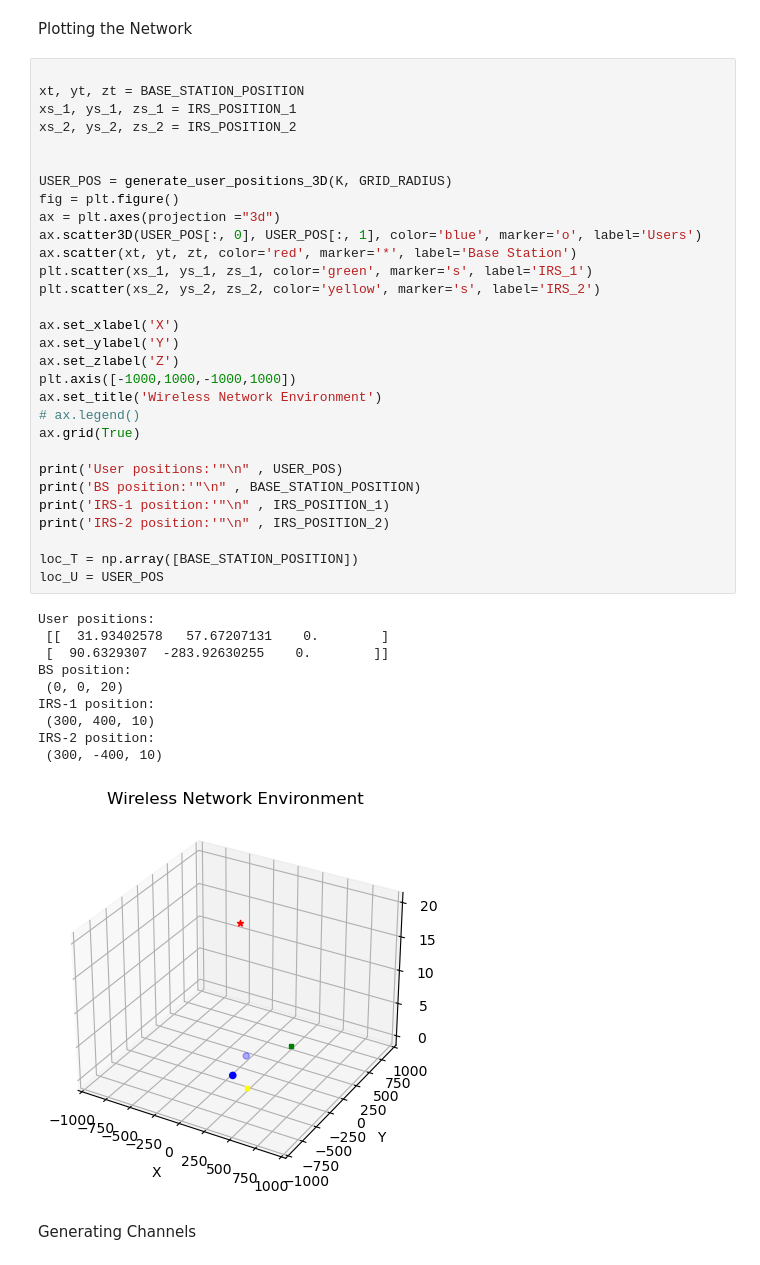
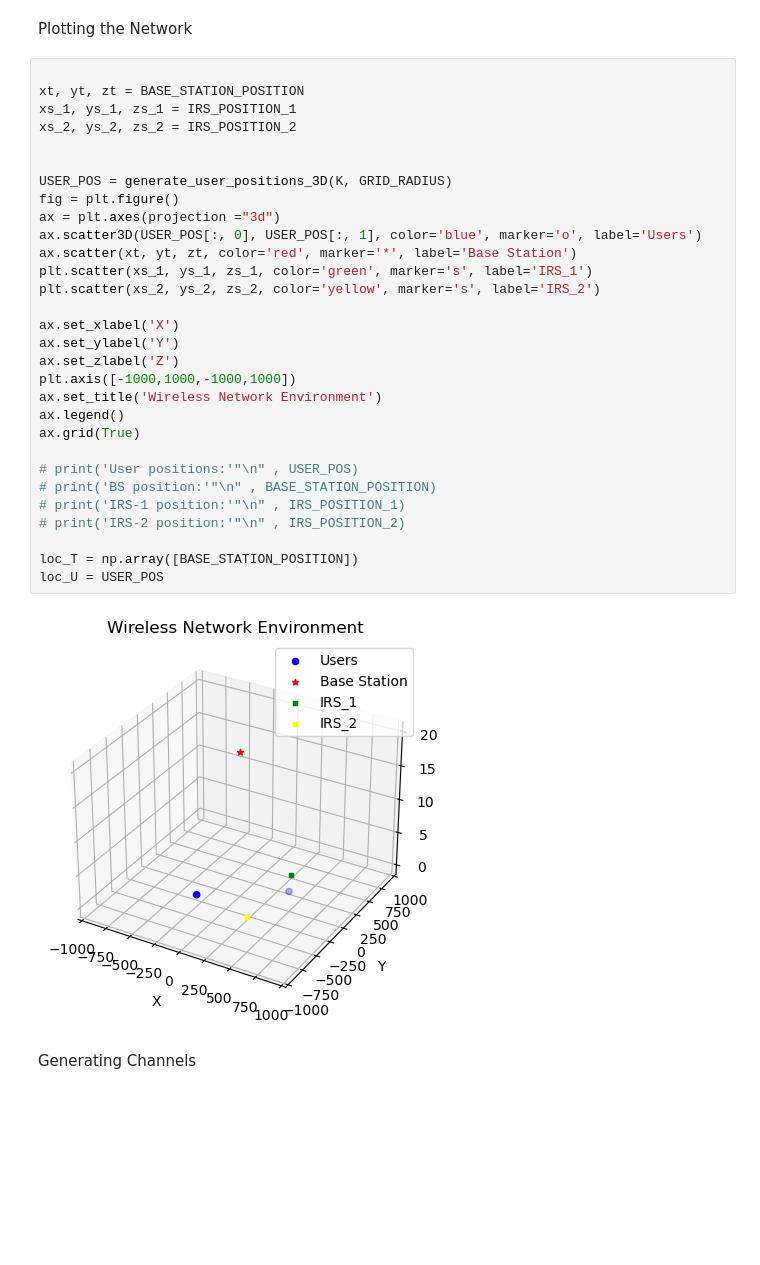
Before and after one commit to TariqUmar/SISO_Network_Implementation, a Jupyter notebook: plots_Pt_Ns_EE.ipynb, the cells around one changed output. Saved outputs shown, nothing was run; the diff lists cells and outputs as text; blank space fills up the shorter version.

```diff
--- a/plots_Pt_Ns_EE.ipynb
+++ b/plots_Pt_Ns_EE.ipynb
@@ -73,44 +73,35 @@ Plotting the Network
 # %%
 
 xt, yt, zt = BASE_STATION_POSITION
 xs_1, ys_1, zs_1 = IRS_POSITION_1
 xs_2, ys_2, zs_2 = IRS_POSITION_2
 
 
 USER_POS = generate_user_positions_3D(K, GRID_RADIUS)
 fig = plt.figure()
 ax = plt.axes(projection ="3d")
 ax.scatter3D(USER_POS[:, 0], USER_POS[:, 1], color='blue', marker='o', label='Users')
 ax.scatter(xt, yt, zt, color='red', marker='*', label='Base Station')
 plt.scatter(xs_1, ys_1, zs_1, color='green', marker='s', label='IRS_1')
 plt.scatter(xs_2, ys_2, zs_2, color='yellow', marker='s', label='IRS_2')
 
 ax.set_xlabel('X')
 ax.set_ylabel('Y')
 ax.set_zlabel('Z')
 plt.axis([-1000,1000,-1000,1000])
 ax.set_title('Wireless Network Environment')
-# ax.legend()
+ax.legend()
 ax.grid(True)
 
-print('User positions:'"\n" , USER_POS)
-print('BS position:'"\n" , BASE_STATION_POSITION)
-print('IRS-1 position:'"\n" , IRS_POSITION_1)
-print('IRS-2 position:'"\n" , IRS_POSITION_2)
+# print('User positions:'"\n" , USER_POS)
+# print('BS position:'"\n" , BASE_STATION_POSITION)
+# print('IRS-1 position:'"\n" , IRS_POSITION_1)
+# print('IRS-2 position:'"\n" , IRS_POSITION_2)
 
 loc_T = np.array([BASE_STATION_POSITION])
 loc_U = USER_POS
 # %% [output]
-User positions:
- [[  31.93402578   57.67207131    0.        ]
- [  90.6329307  -283.92630255    0.        ]]
-BS position:
- (0, 0, 20)
-IRS-1 position:
- (300, 400, 10)
-IRS-2 position:
- (300, -400, 10)
-[figure, old version]
+[figure, new version]
 # %% [markdown]
 Generating Channels
 # %%
```
Also changed, not shown: parts of 7 cells of this notebook, 4 other files.
